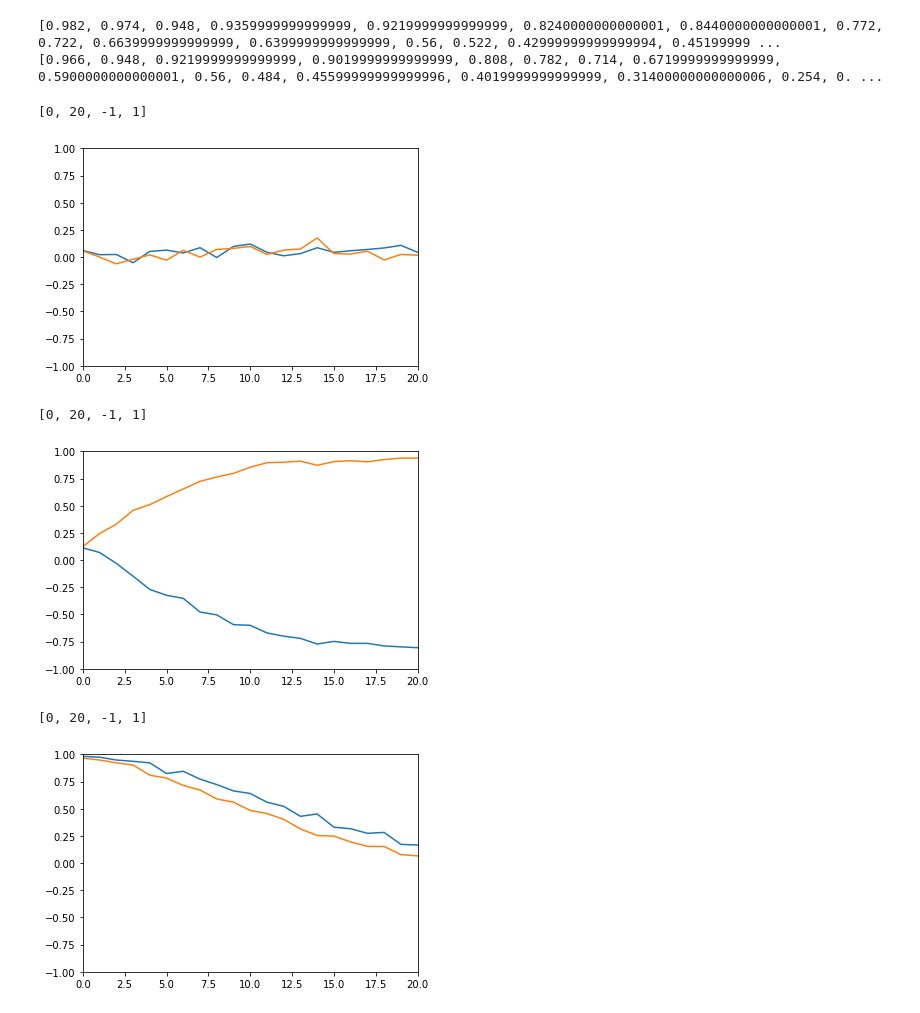
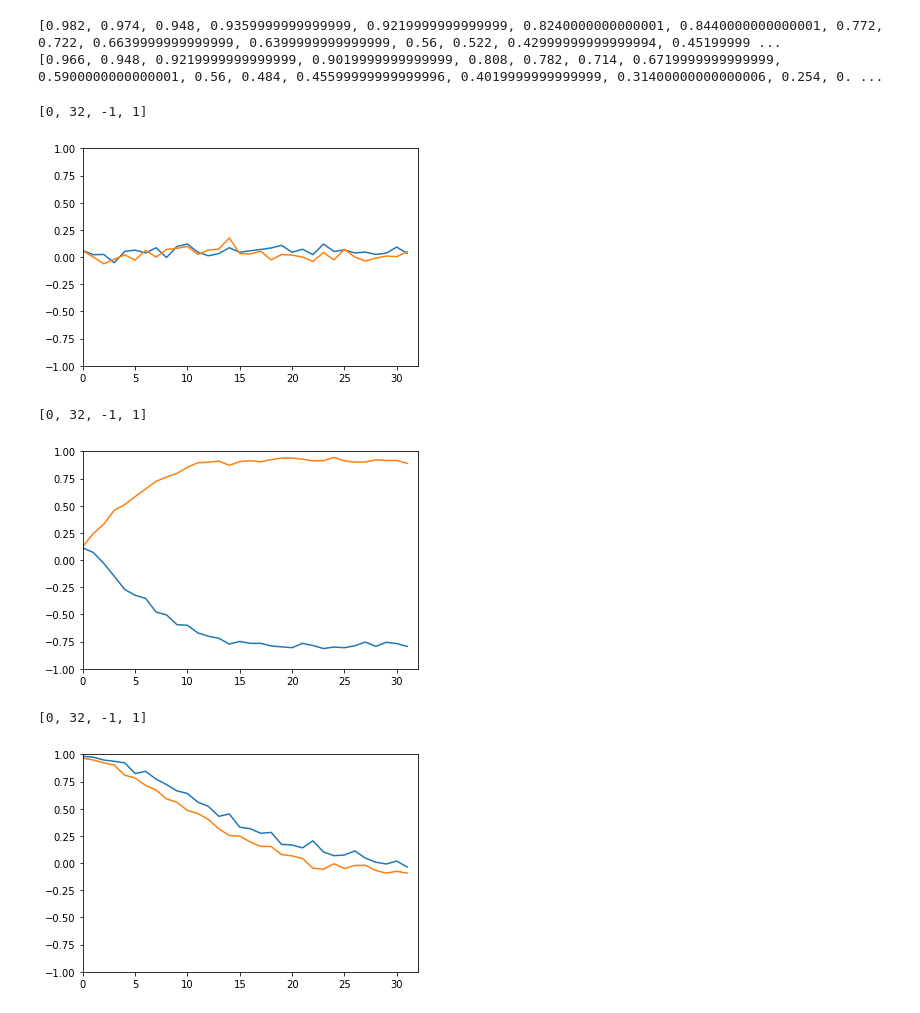
Before and after one commit to singular-value/optimizations_via_openpulse, a Jupyter notebook: CrossResonance_Tomography.ipynb, the cells around one changed output. Drawn from its saved outputs; the diff is of its cells as text; code cells hidden in the pictures.

```diff
--- a/CrossResonance_Tomography.ipynb
+++ b/CrossResonance_Tomography.ipynb
@@ -165,21 +165,21 @@ z_vals_control_on = [0.966, 0.948, 0.9219999999999999, 0.9019999999999999, 0.808
 # %%
 plt.plot(x_vals_control_off)
 plt.plot(x_vals_control_on)
-plt.axis([0, 20, -1, 1])
+plt.axis([0, 32, -1, 1])
 # %% [output]
-[0, 20, -1, 1]
+[0, 32, -1, 1]
-[figure, old version]
+[figure, new version]
 # %%
 plt.plot(y_vals_control_off)
 plt.plot(y_vals_control_on)
-plt.axis([0, 20, -1, 1])
+plt.axis([0, 32, -1, 1])
 # %% [output]
-[0, 20, -1, 1]
+[0, 32, -1, 1]
-[figure, old version]
+[figure, new version]
 # %%
 plt.plot(z_vals_control_off)
 plt.plot(z_vals_control_on)
-plt.axis([0, 20, -1, 1])
+plt.axis([0, 32, -1, 1])
 # %% [output]
-[0, 20, -1, 1]
+[0, 32, -1, 1]
-[figure, old version]
+[figure, new version]
```
Also changed, not shown: parts of 1 cell of this notebook, 3 other files.
